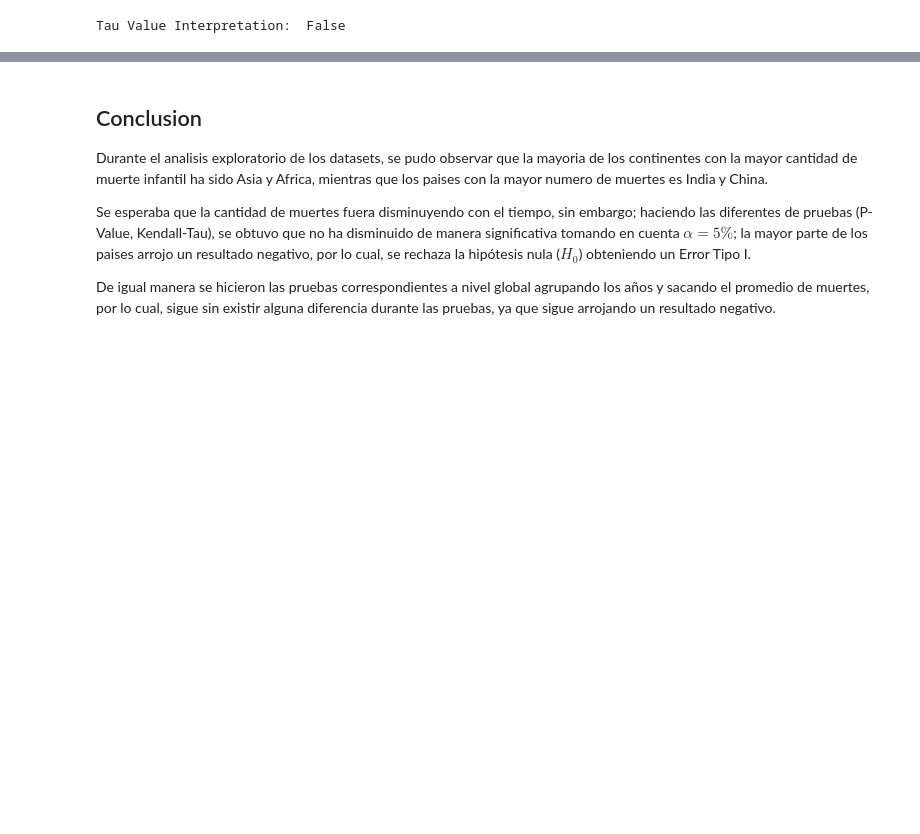
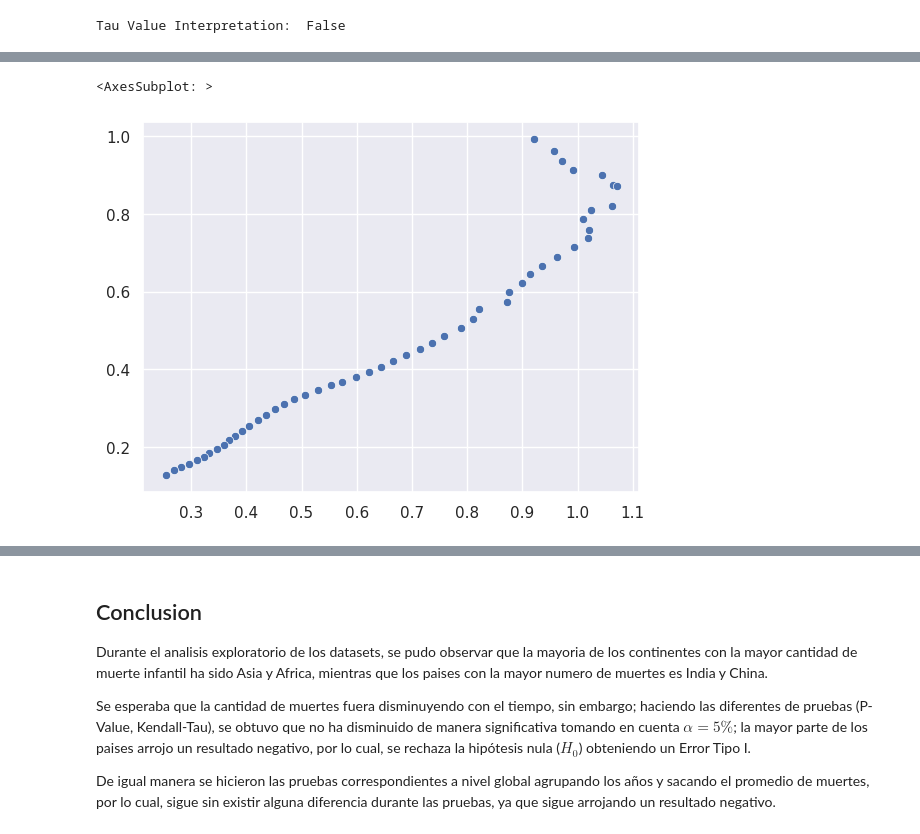
Before and after one commit to rodrigo-espino/Statsproject, a Jupyter notebook: Main_project.ipynb, the cells around one changed output, grey strips where cells are left out. Drawn from its saved outputs; the diff is of its cells as text; code cells hidden in the pictures; blank space fills up the shorter version.

```diff
--- a/Main_project.ipynb
+++ b/Main_project.ipynb
@@ -512,0 +635,2 @@ Tau Value Interpretation:  False
+# %%
+fit_and_evaluate(model, train_set=X_train, valid_set=X_valid)
@@ -512,0 +656,4 @@ Tau Value Interpretation:  False
+# %%
+for step_ahead in range(52):
+    y_hat = model.predict(X)
+    X = np.concatenate([X, y_hat], axis=1)
@@ -512,0 +678,10 @@ Tau Value Interpretation:  False
+# %%
+Y = X[-52:]
+y_hat = []
+for value in Y:
+    y_hat.append(value[0])
+# %%
+sns.scatterplot(x=y_test, y=y_hat)
+# %% [output]
+<AxesSubplot: >
+[figure, added]
```
Also changed, not shown: parts of 24 cells of this notebook, 1 other file.
